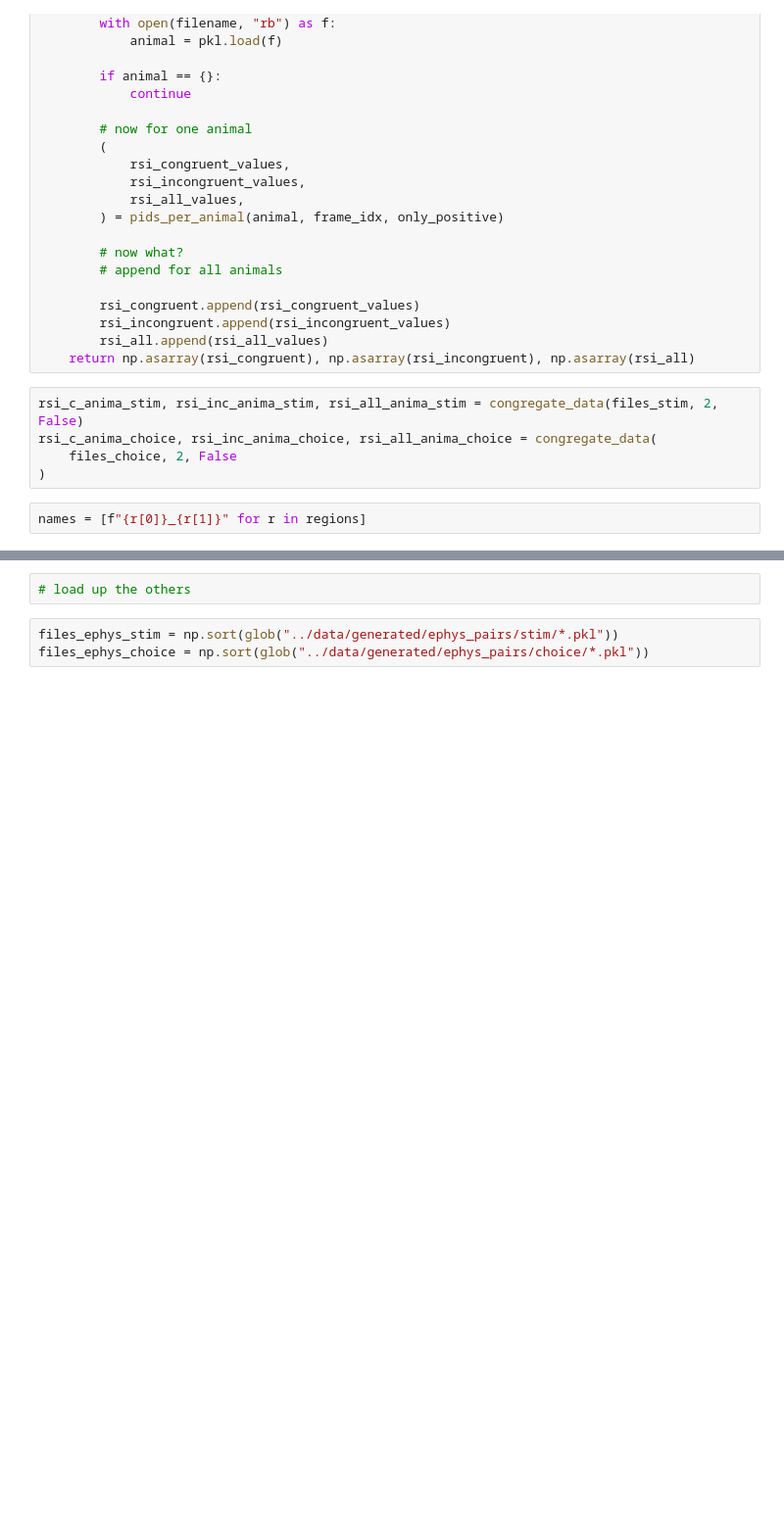
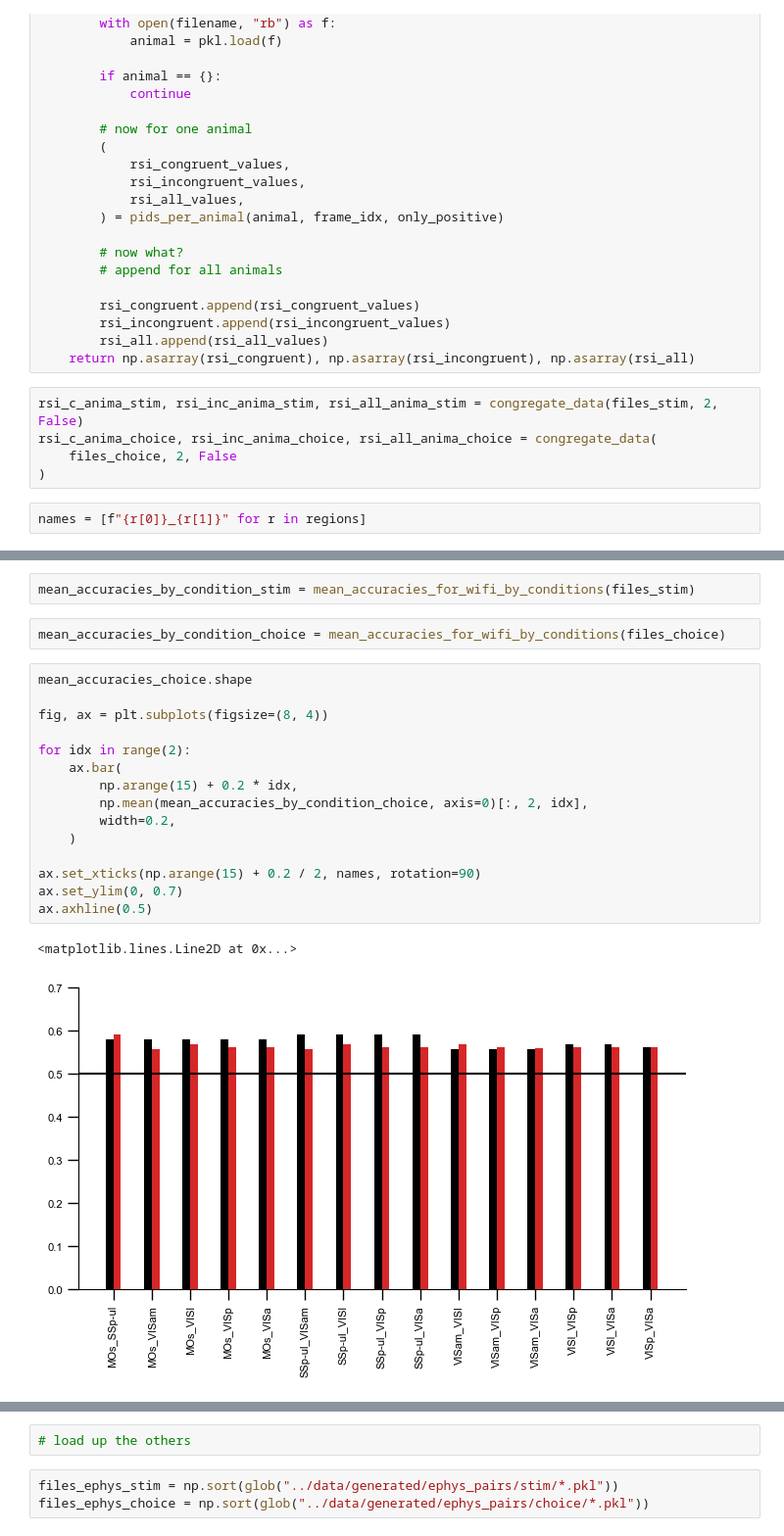
Before and after one commit to debottamKundu/ibl-partial-info-decomp, a Jupyter notebook: notebooks/multiregiondecoders.ipynb, the cells around one changed output, grey strips where cells are left out. Shown at 98% size. Cells and saved outputs as stored; diff of their text form; blank space fills up the shorter version.

```diff
--- a/notebooks/multiregiondecoders.ipynb
+++ b/notebooks/multiregiondecoders.ipynb
@@ -417,0 +503,22 @@ ax.legend(loc="best", frameon=False)
+# %%
+mean_accuracies_by_condition_stim = mean_accuracies_for_wifi_by_conditions(files_stim)
+# %%
+mean_accuracies_by_condition_choice = mean_accuracies_for_wifi_by_conditions(files_choice)
+# %%
+mean_accuracies_choice.shape
+
+fig, ax = plt.subplots(figsize=(8, 4))
+
+for idx in range(2):
+    ax.bar(
+        np.arange(15) + 0.2 * idx,
+        np.mean(mean_accuracies_by_condition_choice, axis=0)[:, 2, idx],
+        width=0.2,
+    )
+
+ax.set_xticks(np.arange(15) + 0.2 / 2, names, rotation=90)
+ax.set_ylim(0, 0.7)
+ax.axhline(0.5)
+# %% [output]
+<matplotlib.lines.Line2D at 0x...>
+[figure, added]
```
Also changed, not shown: parts of 17 cells of this notebook, 7 other files.
